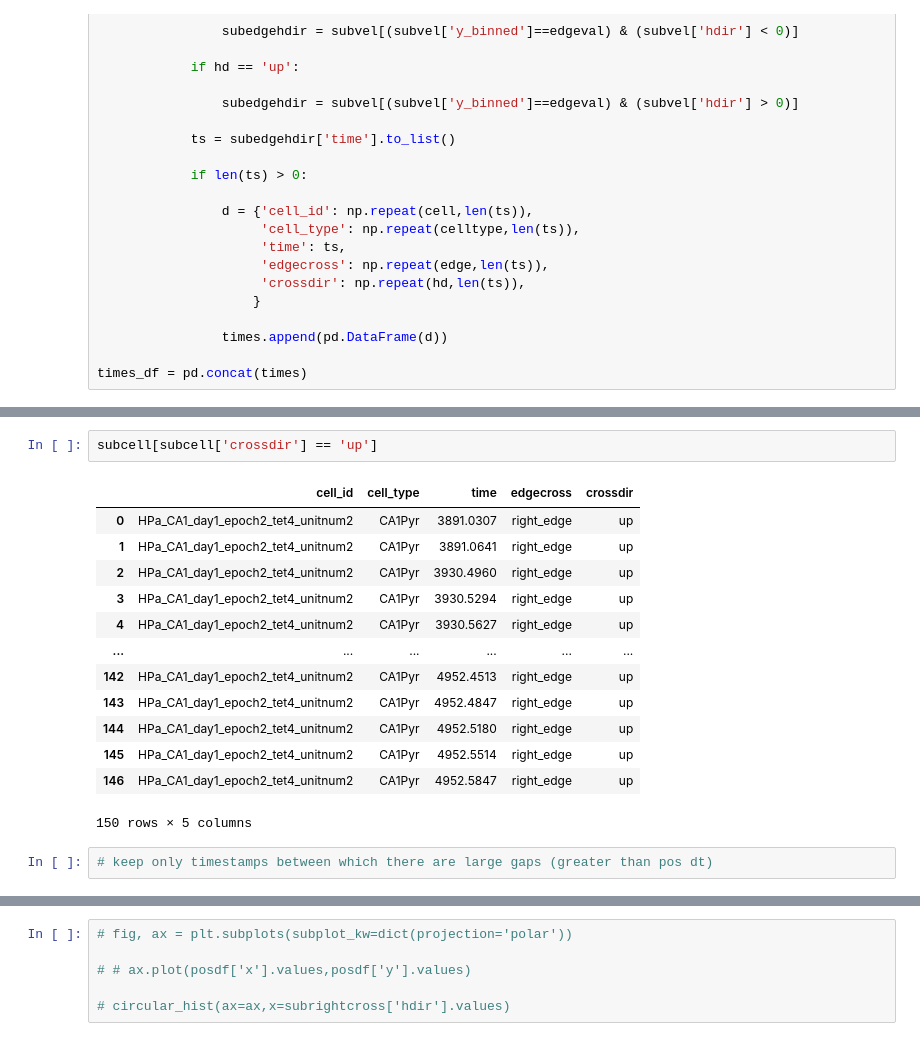
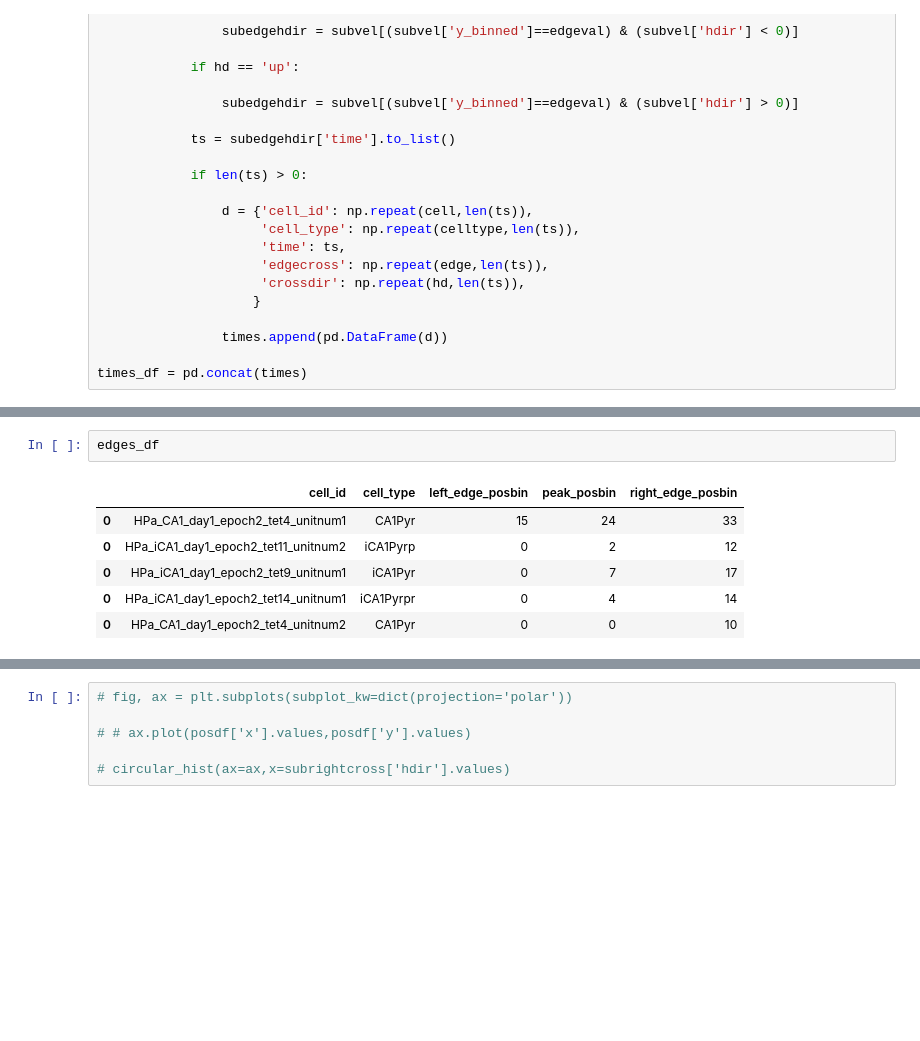
Before and after one commit to pdrivier/phase_precession, a Jupyter notebook: place_fields.ipynb, the cells around one changed output, grey strips where cells are left out. Drawn from its saved outputs; the diff is of its cells as text; blank space fills up the shorter version.

```diff
--- a/place_fields.ipynb
+++ b/place_fields.ipynb
@@ -577,18 +494,9 @@ subcell
-# %%
-subcell[subcell['crossdir'] == 'up']
-# %% [output]
-|  | cell_id | cell_type | time | edgecross | crossdir |
-| 0 | HPa_CA1_day1_epoch2_tet4_unitnum2 | CA1Pyr | 3891.0307 | right_edge | up |
-| 1 | HPa_CA1_day1_epoch2_tet4_unitnum2 | CA1Pyr | 3891.0641 | right_edge | up |
-| 2 | HPa_CA1_day1_epoch2_tet4_unitnum2 | CA1Pyr | 3930.4960 | right_edge | up |
-| 3 | HPa_CA1_day1_epoch2_tet4_unitnum2 | CA1Pyr | 3930.5294 | right_edge | up |
-| 4 | HPa_CA1_day1_epoch2_tet4_unitnum2 | CA1Pyr | 3930.5627 | right_edge | up |
-| ... | ... | ... | ... | ... | ... |
-| 142 | HPa_CA1_day1_epoch2_tet4_unitnum2 | CA1Pyr | 4952.4513 | right_edge | up |
-| 143 | HPa_CA1_day1_epoch2_tet4_unitnum2 | CA1Pyr | 4952.4847 | right_edge | up |
-| 144 | HPa_CA1_day1_epoch2_tet4_unitnum2 | CA1Pyr | 4952.5180 | right_edge | up |
-| 145 | HPa_CA1_day1_epoch2_tet4_unitnum2 | CA1Pyr | 4952.5514 | right_edge | up |
-| 146 | HPa_CA1_day1_epoch2_tet4_unitnum2 | CA1Pyr | 4952.5847 | right_edge | up |
-150 rows × 5 columns
-# %%
-# keep only timestamps between which there are large gaps (greater than pos dt)
+# %%
+edges_df
+# %% [output]
+|  | cell_id | cell_type | left_edge_posbin | peak_posbin | right_edge_posbin |
+| 0 | HPa_CA1_day1_epoch2_tet4_unitnum1 | CA1Pyr | 15 | 24 | 33 |
+| 0 | HPa_iCA1_day1_epoch2_tet11_unitnum2 | iCA1Pyrp | 0 | 2 | 12 |
+| 0 | HPa_iCA1_day1_epoch2_tet9_unitnum1 | iCA1Pyr | 0 | 7 | 17 |
+| 0 | HPa_iCA1_day1_epoch2_tet14_unitnum1 | iCA1Pyrpr | 0 | 4 | 14 |
+| 0 | HPa_CA1_day1_epoch2_tet4_unitnum2 | CA1Pyr | 0 | 0 | 10 |
```
Also changed, not shown: parts of 37 cells of this notebook.
